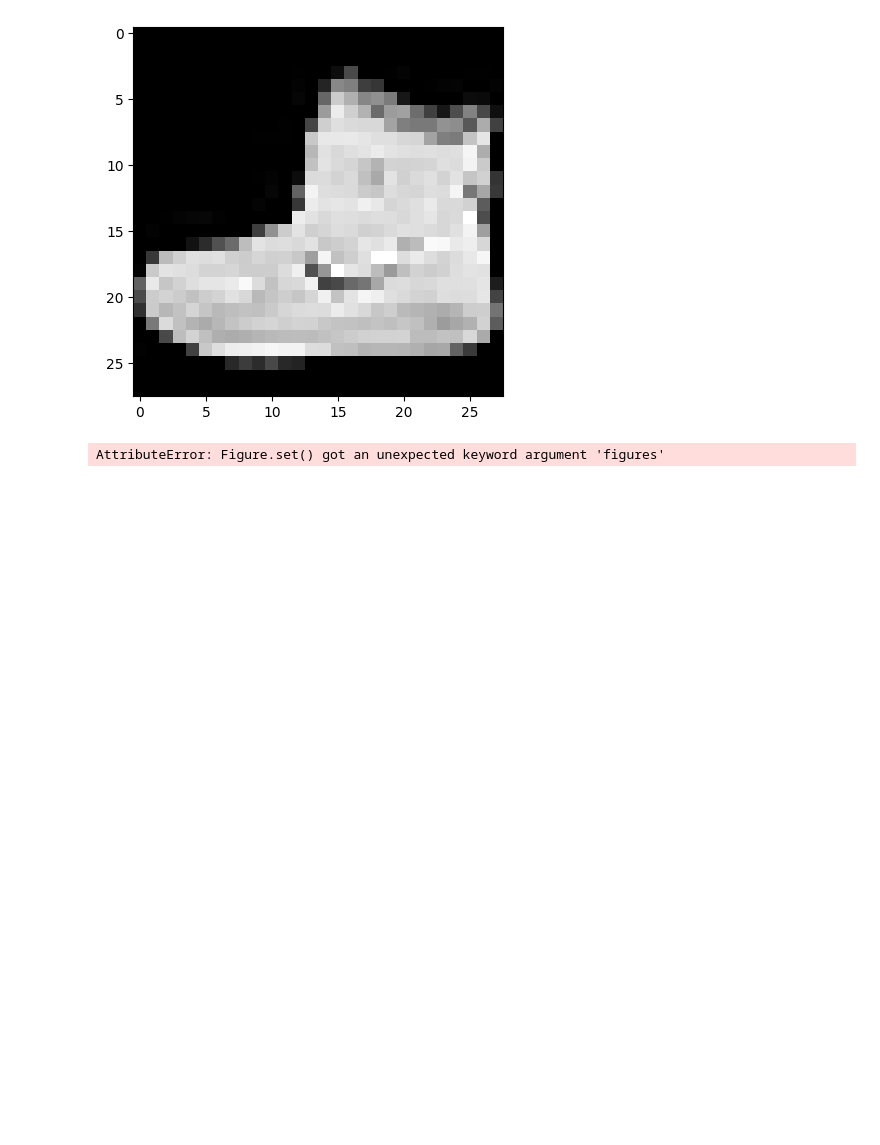
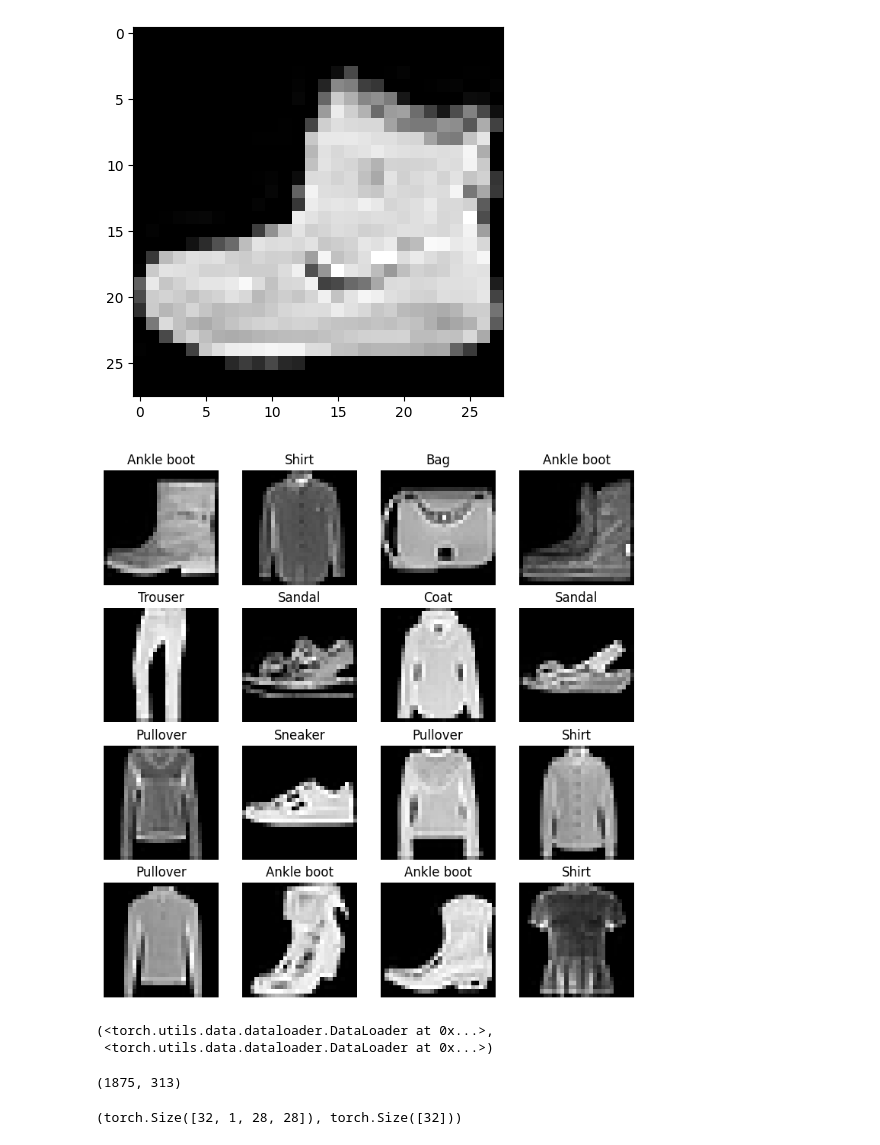
Before and after one commit to Sagar-Gusain/FashionMNIST, a Jupyter notebook: PytorchCV.ipynb, the cells around one changed output. Drawn from its saved outputs; the diff is of its cells as text; code cells hidden in the pictures; blank space fills up the shorter version.

```diff
--- a/PytorchCV.ipynb
+++ b/PytorchCV.ipynb
@@ -66,10 +69,40 @@ plt.imshow(image.squeeze(),cmap="gray")
 [figure]
 # %%
 torch.manual_seed(42)
-fig=plt.figure(figures=(9,9))
+fig = plt.figure(figsize=(9, 9))
 row,col=4,4
 for i in range(1,row*col+1):
-    random_idx=torch.randint(0,len(train_data),size=[1])
-    img,label=train_data[random_idx]
+    random_idx=torch.randint(0,len(train_data),size=[1]).item()
+    image,label=train_data[random_idx]
+    fig.add_subplot(row,col,i)
+    plt.imshow  (image.squeeze(),cmap="gray")
+    plt.title(class_name[label])
+    plt.axis(False)
 # %% [output]
-AttributeError: Figure.set() got an unexpected keyword argument 'figures'
+[figure, added]
+# %%
+from torch.utils.data import DataLoader
+
+train_dataloader=DataLoader(
+    dataset=train_data,
+    batch_size=32,
+    shuffle=True
+)
+test_dataloader=DataLoader(
+    dataset=test_data,
+    batch_size=32,
+    shuffle=False
+)
+train_dataloader,test_dataloader
+# %% [output]
+(<torch.utils.data.dataloader.DataLoader at 0x...>,
+ <torch.utils.data.dataloader.DataLoader at 0x...>)
+# %%
+len(train_dataloader),len(test_dataloader)
+# %% [output]
+(1875, 313)
+# %%
+train_features_batch, train_labels_batch = next(iter(train_dataloader))
+train_features_batch.shape,train_labels_batch.shape
+# %% [output]
+(torch.Size([32, 1, 28, 28]), torch.Size([32]))
```
Also changed, not shown: parts of 3 cells of this notebook.
